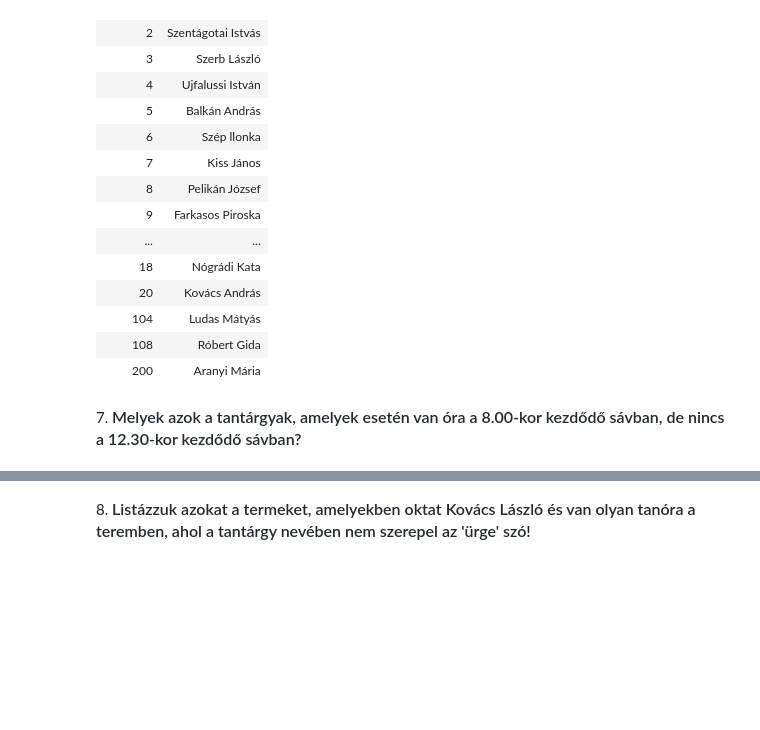
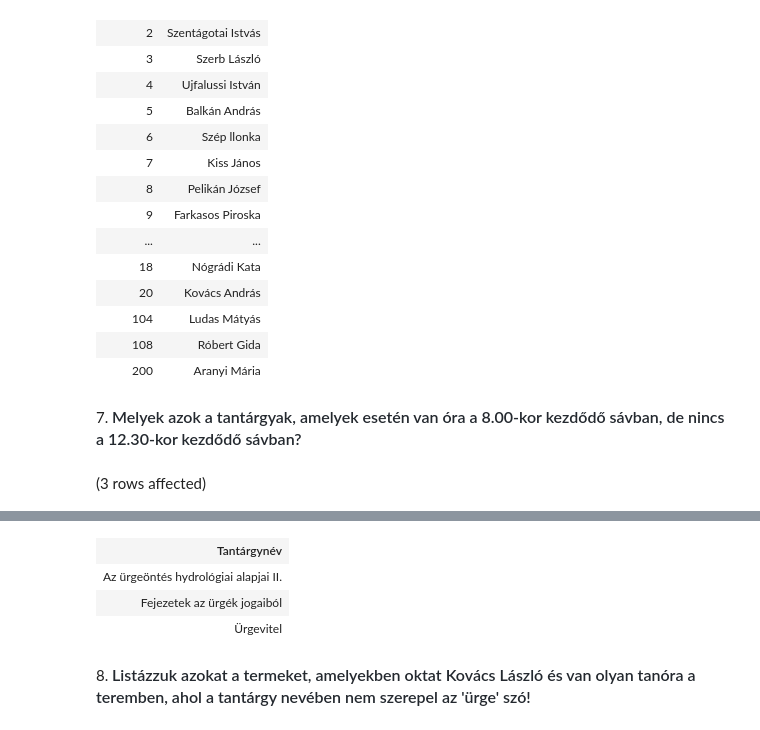
Before and after one commit to varadikitti/sqlgyak03, a Jupyter notebook: gyakorlat03_feladatok.ipynb, the cells around one changed output, grey strips where cells are left out. Drawn from its saved outputs; the diff is of its cells as text; code cells hidden in the pictures; blank space fills up the shorter version.

```diff
--- a/gyakorlat03_feladatok.ipynb
+++ b/gyakorlat03_feladatok.ipynb
@@ -151,3 +151,19 @@ Total execution time: 00:00:00.026
 | 200 | Aranyi Mária |
 # %% [markdown]
 7. <span style="background-color: rgb(255, 255, 255); color: rgb(36, 41, 47); font-family: -apple-system, BlinkMacSystemFont, &quot;Segoe UI&quot;, Helvetica, Arial, sans-serif, &quot;Apple Color Emoji&quot;, &quot;Segoe UI Emoji&quot;; font-size: 16px; font-weight: 600;">Melyek azok a tantárgyak, amelyek esetén van óra a 8.00-kor kezdődő sávban, de nincs a 12.30-kor kezdődő sávban?</span>
+# %%
+-- táblák: Orak, Savok, Tantárgyak
+
+SELECT Tantárgyak.Tantárgynév
+FROM Orak JOIN Savok ON Orak.Sav = Savok.Sav_id
+            JOIN Tantárgyak ON Orak.targy = Tantárgyak.Tkód
+WHERE Savok.Időpont = '8.00'
+
+    EXCEPT
+
+SELECT Tantárgyak.Tantárgynév
+FROM Orak JOIN Savok ON Orak.Sav = Savok.Sav_id
+            JOIN Tantárgyak ON Orak.targy = Tantárgyak.Tkód
+WHERE Savok.Időpont = '12.30'
+# %% [output]
+(3 rows affected)
@@ -154,2 +171,6 @@ Total execution time: 00:00:00.026
+| Tantárgynév |
+| Az ürgeöntés hydrológiai alapjai II. |
+| Fejezetek az ürgék jogaiból |
+| Ürgevitel |
 # %% [markdown]
 8. <span style="background-color: rgb(255, 255, 255); color: rgb(36, 41, 47); font-family: -apple-system, BlinkMacSystemFont, &quot;Segoe UI&quot;, Helvetica, Arial, sans-serif, &quot;Apple Color Emoji&quot;, &quot;Segoe UI Emoji&quot;; font-size: 16px; font-weight: 600;">Listázzuk azokat a termeket, amelyekben oktat Kovács László és van olyan tanóra a teremben, ahol a tantárgy nevében nem szerepel az 'ürge' szó!</span>
```
Also changed, not shown: parts of 2 cells of this notebook.
